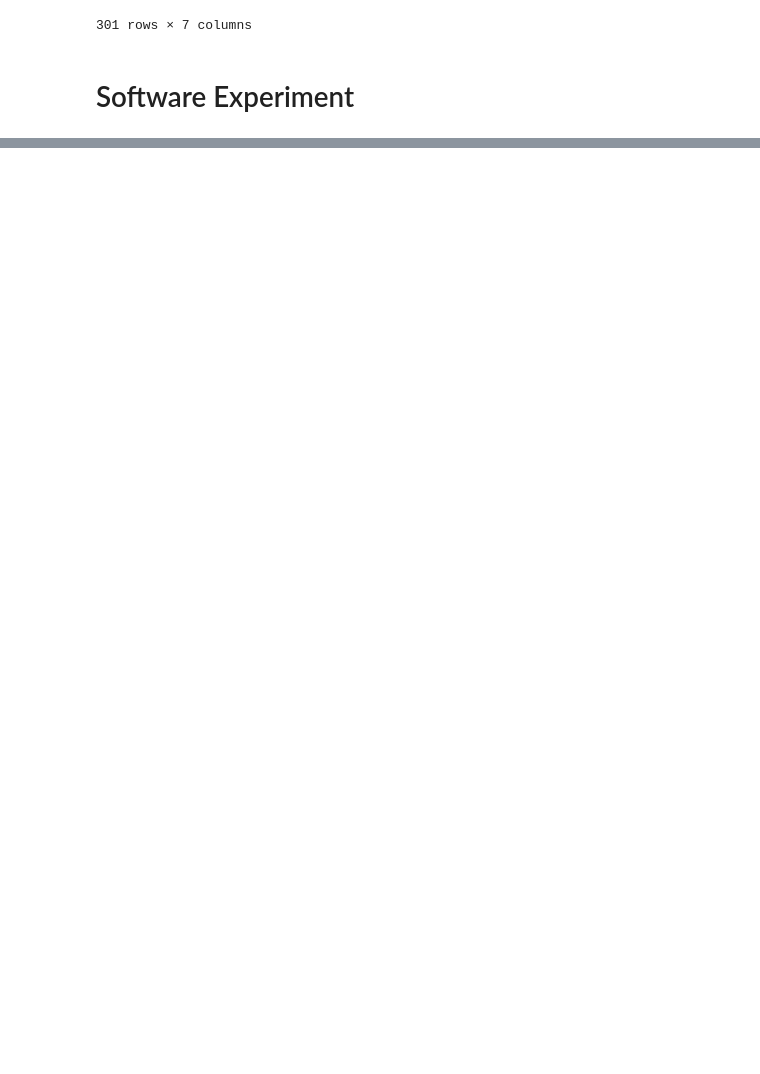
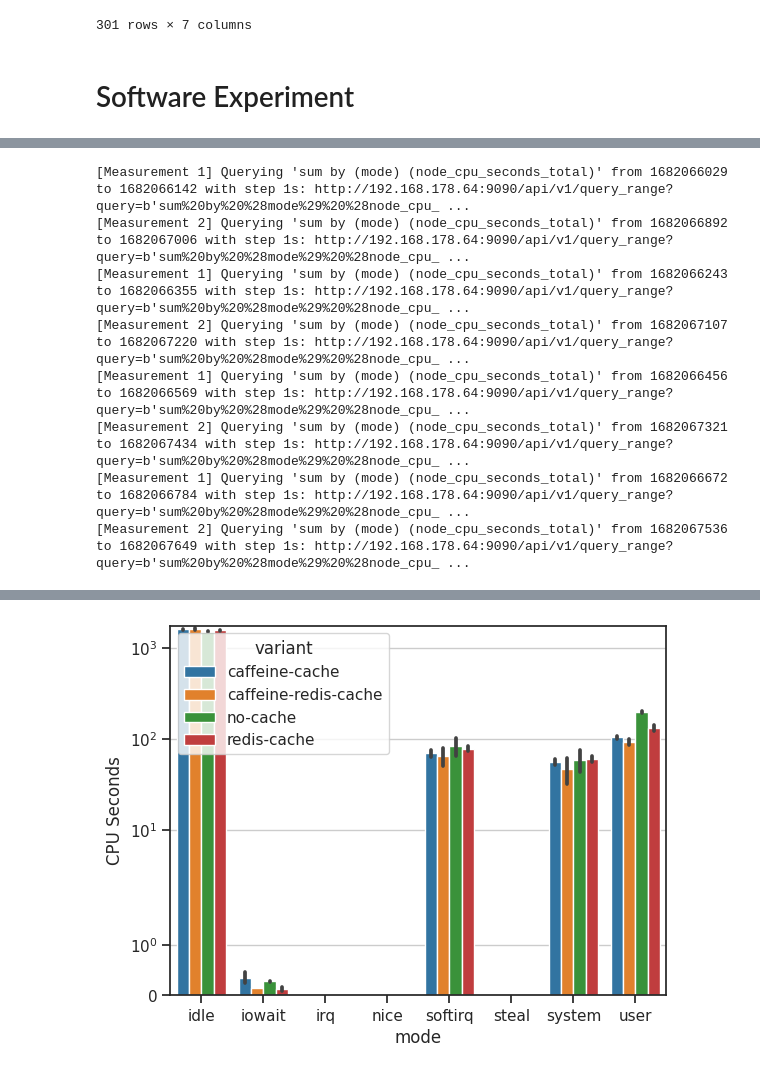
Before and after one commit to twobiers/software-architecture-sustainability-experiment, a Jupyter notebook: results/analysis.ipynb, the cells around one changed output, grey strips where cells are left out. Saved outputs shown, nothing was run; the diff lists cells and outputs as text; code cells hidden in the pictures; blank space fills up the shorter version.

```diff
--- a/results/analysis.ipynb
+++ b/results/analysis.ipynb
@@ -719,0 +727,45 @@ plt.show(f)
+# %%
+CPU_SECONDS = pd.concat(
+    [prepare_dataframe("sum by (mode) (node_cpu_seconds_total)", data_measurement.loc[data_measurement['Variant'] == v]).assign(variant=v) for v in VARIANTS]
+    )
+CPU_SECONDS.columns.values[0] = "idle"
+CPU_SECONDS.columns.values[1] = "iowait"
+CPU_SECONDS.columns.values[2] = "irq"
+CPU_SECONDS.columns.values[3] = "nice"
+CPU_SECONDS.columns.values[4] = "softirq"
+CPU_SECONDS.columns.values[5] = "steal"
+CPU_SECONDS.columns.values[6] = "system"
+CPU_SECONDS.columns.values[7] = "user"
+# I have tried to do that with grouping but idk how to do it
+GROUPED=CPU_SECONDS.groupby(by=['variant', 'measurement'])
+CPU_SECONDS['idle'] = (CPU_SECONDS['idle'] - GROUPED['idle'].shift()).fillna(0)
+CPU_SECONDS['iowait'] = (CPU_SECONDS['iowait'] - GROUPED['iowait'].shift()).fillna(0)
+CPU_SECONDS['irq'] = (CPU_SECONDS['irq'] - GROUPED['irq'].shift()).fillna(0)
+CPU_SECONDS['nice'] = (CPU_SECONDS['nice'] - GROUPED['nice'].shift()).fillna(0)
+CPU_SECONDS['softirq'] = (CPU_SECONDS['softirq'] - GROUPED['softirq'].shift()).fillna(0)
+CPU_SECONDS['steal'] = (CPU_SECONDS['steal'] - GROUPED['steal'].shift()).fillna(0)
+CPU_SECONDS['system'] = (CPU_SECONDS['system'] - GROUPED['system'].shift()).fillna(0)
+CPU_SECONDS['user'] = (CPU_SECONDS['user'] - GROUPED['user'].shift()).fillna(0)
+CPU_SECONDS=CPU_SECONDS.melt(
+    value_vars=['idle', 'iowait', 'irq', 'nice', 'softirq', 'steal', 'system', 'user'],
+    id_vars=['seconds', 'variant', 'measurement'],
+    var_name='mode',
+    value_name='CPU Seconds')
+CPU_SECONDS=CPU_SECONDS.groupby(
+    by=['variant', 'mode', 'measurement']).sum()
+CPU_SECONDS.reset_index(inplace=True)
+display(CPU_SECONDS.groupby(by=['variant', 'mode'])['CPU Seconds'].describe())
+
+g = sns.barplot(
+    data=CPU_SECONDS, x="mode", y="CPU Seconds", hue="variant", errorbar="sd"
+)
+g.set_yscale("symlog")
+# %% [output]
+[Measurement 1] Querying 'sum by (mode) (node_cpu_seconds_total)' from 1682066029 to 1682066142 with step 1s: http://192.168.178.64:9090/api/v1/query_range?query=b'sum%20by%20%28mode%29%20%28node_cpu_ ...
+[Measurement 2] Querying 'sum by (mode) (node_cpu_seconds_total)' from 1682066892 to 1682067006 with step 1s: http://192.168.178.64:9090/api/v1/query_range?query=b'sum%20by%20%28mode%29%20%28node_cpu_ ...
+[Measurement 1] Querying 'sum by (mode) (node_cpu_seconds_total)' from 1682066243 to 1682066355 with step 1s: http://192.168.178.64:9090/api/v1/query_range?query=b'sum%20by%20%28mode%29%20%28node_cpu_ ...
+[Measurement 2] Querying 'sum by (mode) (node_cpu_seconds_total)' from 1682067107 to 1682067220 with step 1s: http://192.168.178.64:9090/api/v1/query_range?query=b'sum%20by%20%28mode%29%20%28node_cpu_ ...
+[Measurement 1] Querying 'sum by (mode) (node_cpu_seconds_total)' from 1682066456 to 1682066569 with step 1s: http://192.168.178.64:9090/api/v1/query_range?query=b'sum%20by%20%28mode%29%20%28node_cpu_ ...
+[Measurement 2] Querying 'sum by (mode) (node_cpu_seconds_total)' from 1682067321 to 1682067434 with step 1s: http://192.168.178.64:9090/api/v1/query_range?query=b'sum%20by%20%28mode%29%20%28node_cpu_ ...
+[Measurement 1] Querying 'sum by (mode) (node_cpu_seconds_total)' from 1682066672 to 1682066784 with step 1s: http://192.168.178.64:9090/api/v1/query_range?query=b'sum%20by%20%28mode%29%20%28node_cpu_ ...
+[Measurement 2] Querying 'sum by (mode) (node_cpu_seconds_total)' from 1682067536 to 1682067649 with step 1s: http://192.168.178.64:9090/api/v1/query_range?query=b'sum%20by%20%28mode%29%20%28node_cpu_ ...
@@ -719,0 +790 @@ plt.show(f)
+[figure, added]
```
Also changed, not shown: parts of 7 cells of this notebook.
